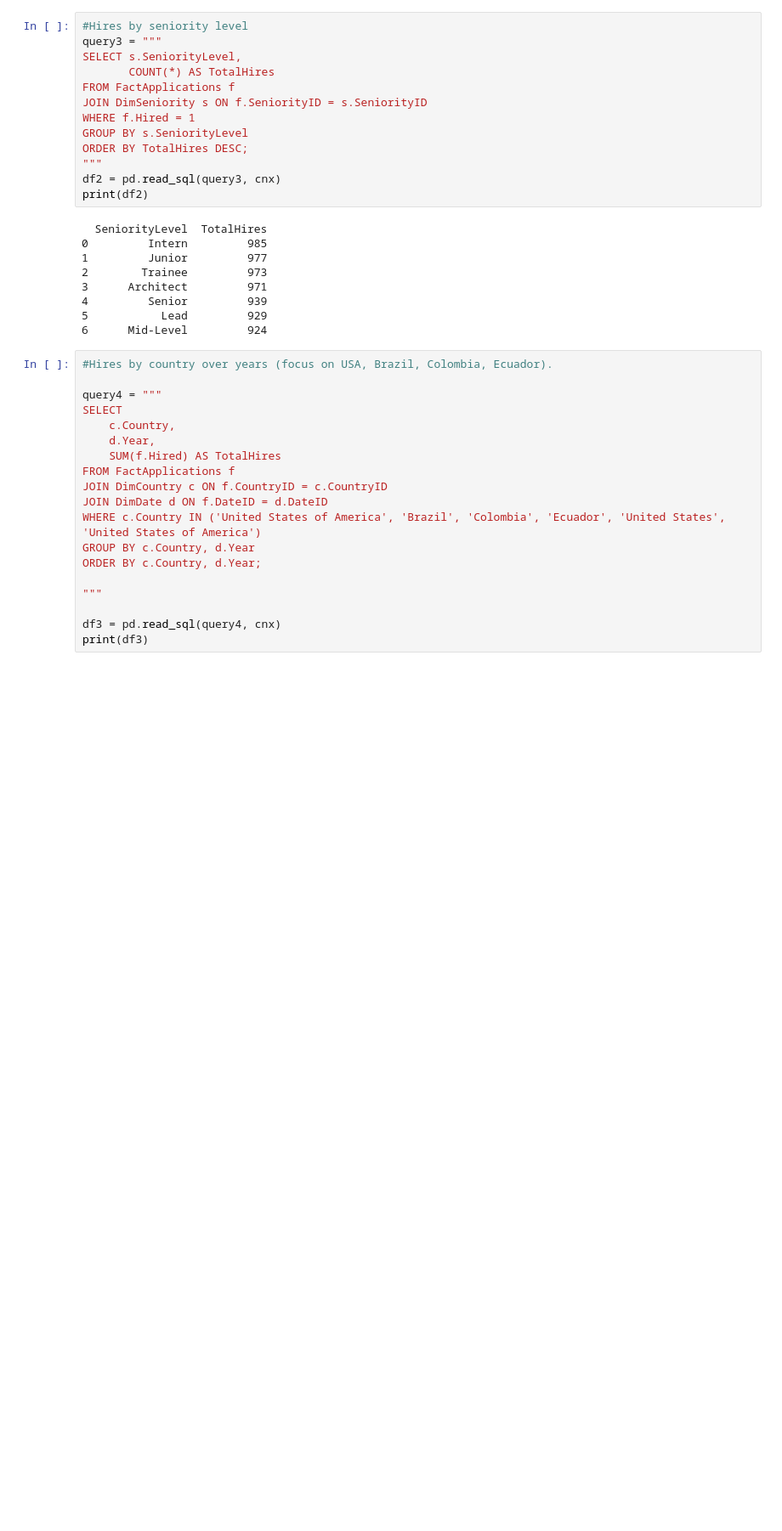
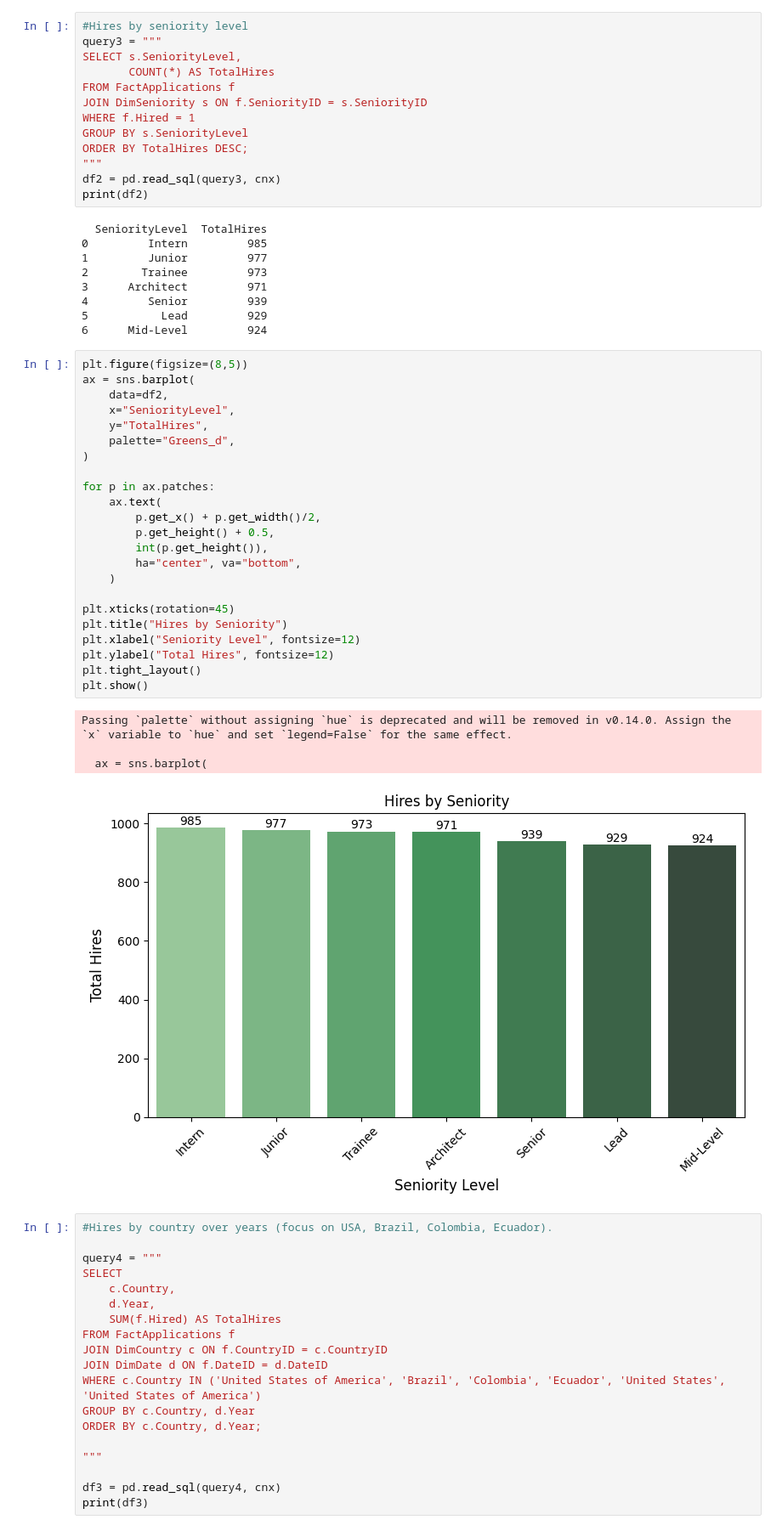
Before and after one commit to anniecorrea/workshop1_ETL, a Jupyter notebook: kpis.ipynb, the cells around one changed output. Shown at 85% size. Saved outputs shown, nothing was run; the diff lists cells and outputs as text; blank space fills up the shorter version.

```diff
--- a/kpis.ipynb
+++ b/kpis.ipynb
@@ -84,6 +114,34 @@ print(df2)
 4         Senior         939
 5           Lead         929
 6      Mid-Level         924
+# %%
+plt.figure(figsize=(8,5))
+ax = sns.barplot(
+    data=df2,
+    x="SeniorityLevel",
+    y="TotalHires",
+    palette="Greens_d",
+)
+
+for p in ax.patches:
+    ax.text(
+        p.get_x() + p.get_width()/2,
+        p.get_height() + 0.5,
+        int(p.get_height()),
+        ha="center", va="bottom",
+    )
+
+plt.xticks(rotation=45)
+plt.title("Hires by Seniority")
+plt.xlabel("Seniority Level", fontsize=12)
+plt.ylabel("Total Hires", fontsize=12)
+plt.tight_layout()
+plt.show()
+# %% [output]
+Passing `palette` without assigning `hue` is deprecated and will be removed in v0.14.0. Assign the `x` variable to `hue` and set `legend=False` for the same effect.
+
+  ax = sns.barplot(
+[figure, added]
 # %%
 #Hires by country over years (focus on USA, Brazil, Colombia, Ecuador).
 
```
Also changed, not shown: parts of 6 cells of this notebook, 2 other files.
